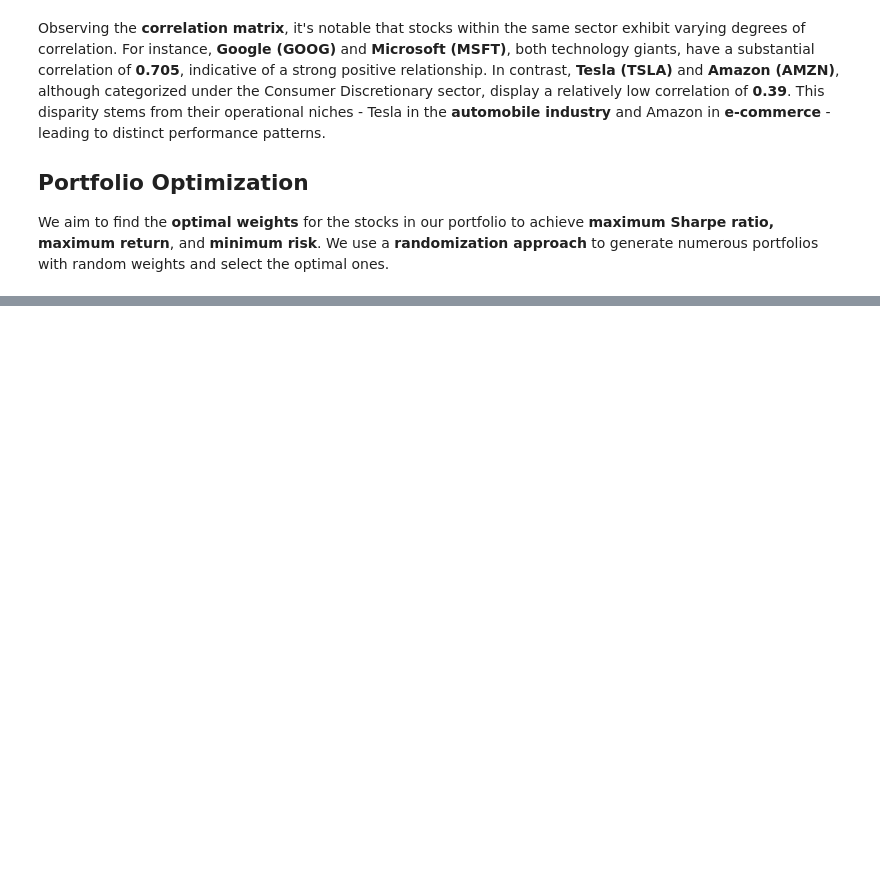
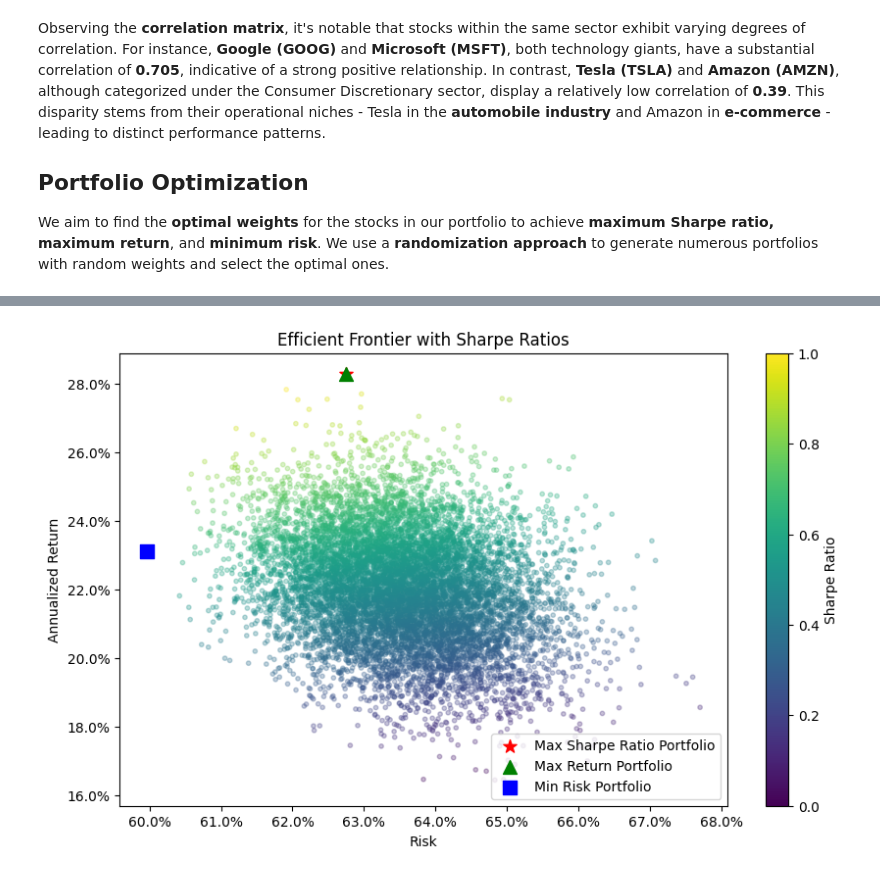
Before and after one commit to Alfredomg7/PortfolioOptimization, a Jupyter notebook: notebook.ipynb, the cells around one changed output, grey strips where cells are left out. Cells and saved outputs as stored; diff of their text form; code cells hidden in the pictures; blank space fills up the shorter version.

```diff
--- a/notebook.ipynb
+++ b/notebook.ipynb
@@ -174,0 +198,19 @@ min_risk_portfolio = portfolios.iloc[portfolios["Risk"].idxmin()]
+# %%
+from matplotlib import pyplot as plt, ticker as mtick
+
+# Plot efficient frontier by visualizing the portfolios' risk and return
+plt.figure(figsize=(10, 6))
+plt.scatter(portfolios["Risk"], portfolios["Return"], c=portfolios["Sharpe Ratio"], cmap="viridis", marker="o", s=10, alpha=0.3)
+plt.scatter(max_sharpe_portfolio["Risk"], max_sharpe_portfolio["Return"], color="red", marker="*", s=100, label="Max Sharpe Ratio Portfolio")
+plt.scatter(max_return_portfolio["Risk"], max_return_portfolio["Return"], color="green", marker="^", s=100, label="Max Return Portfolio")
+plt.scatter(min_risk_portfolio["Risk"], min_risk_portfolio["Return"], color="blue", marker="s", s=100, label="Min Risk Portfolio")
+plt.xlabel("Risk")
+plt.ylabel("Annualized Return")
+plt.gca().xaxis.set_major_formatter(mtick.PercentFormatter(1.0))
+plt.gca().yaxis.set_major_formatter(mtick.PercentFormatter(1.0))
+plt.title("Efficient Frontier with Sharpe Ratios")
+plt.colorbar(label="Sharpe Ratio")
+plt.legend(loc="lower right")
+plt.show()
+# %% [output]
+[figure, added]
```
Also changed, not shown: parts of 16 cells of this notebook.
